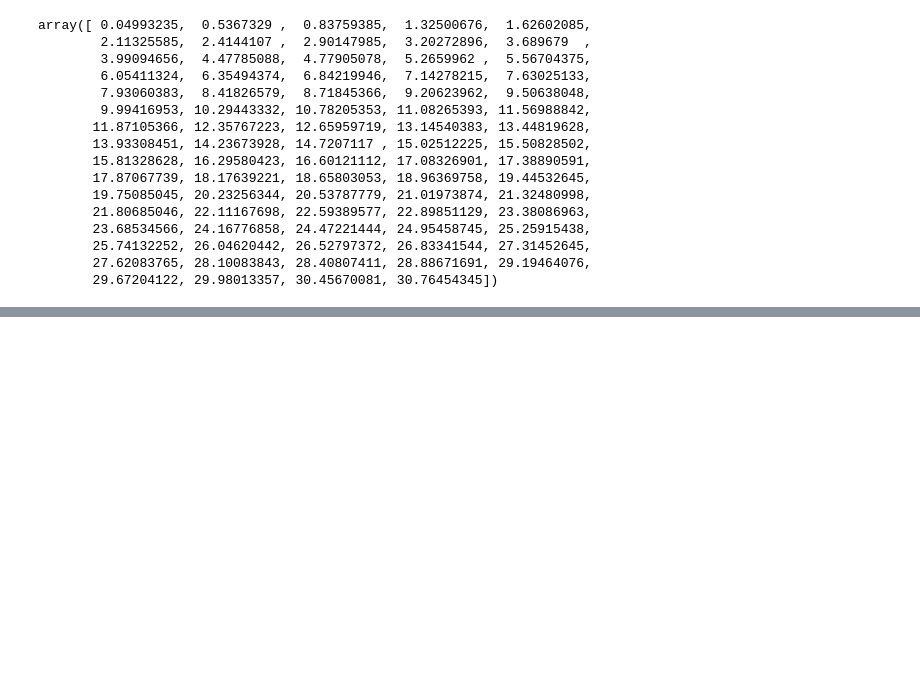
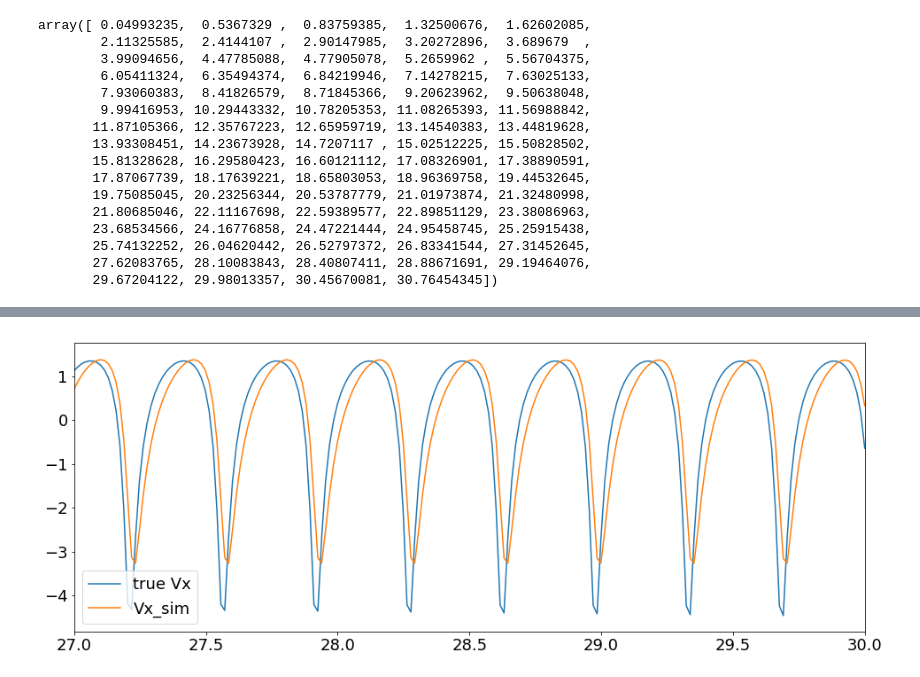
Before and after one commit to Mixanik-43/IDAO-2020, a Jupyter notebook: utils_notebook.ipynb, the cells around one changed output, grey strips where cells are left out. Saved outputs shown, nothing was run; the diff lists cells and outputs as text; code cells hidden in the pictures; blank space fills up the shorter version.

```diff
--- a/utils_notebook.ipynb
+++ b/utils_notebook.ipynb
@@ -801,3 +821,6 @@ array([ 0.04993235,  0.5367329 ,  0.83759385,  1.32500676,  1.62602085,
        25.74132252, 26.04620442, 26.52797372, 26.83341544, 27.31452645,
        27.62083765, 28.10083843, 28.40807411, 28.88671691, 29.19464076,
        29.67204122, 29.98013357, 30.45670081, 30.76454345])
+# %%
+data = s_data_all[s_data_all['sat_id']==1]
+data = remove_time_jumps_fast(data)
@@ -804,3 +838,15 @@ array([ 0.04993235,  0.5367329 ,  0.83759385,  1.32500676,  1.62602085,
+# %%
+plt.figure(figsize=(16, 6))
+plt.plot(data['t'],data['Vz'], label = 'true Vx');
+#plt.plot(1.03*data['t'],data['Vz_sim'], label = 'stretch Vx_sim');
+plt.plot(data['t'],data['Vz_sim'], label = 'Vx_sim');
+
+plt.xlim([0,10])
+plt.xlim([10,20])
+plt.xlim([27,30])
+plt.legend();
+# %% [output]
+[figure, added]
 # %%
 def best_stretch_coefficient(data, threshold = 0.05, iterations = 100,
                             true_feats = ['x','y','z','Vx','Vy','Vz']):
```
Also changed, not shown: parts of 18 cells of this notebook.
